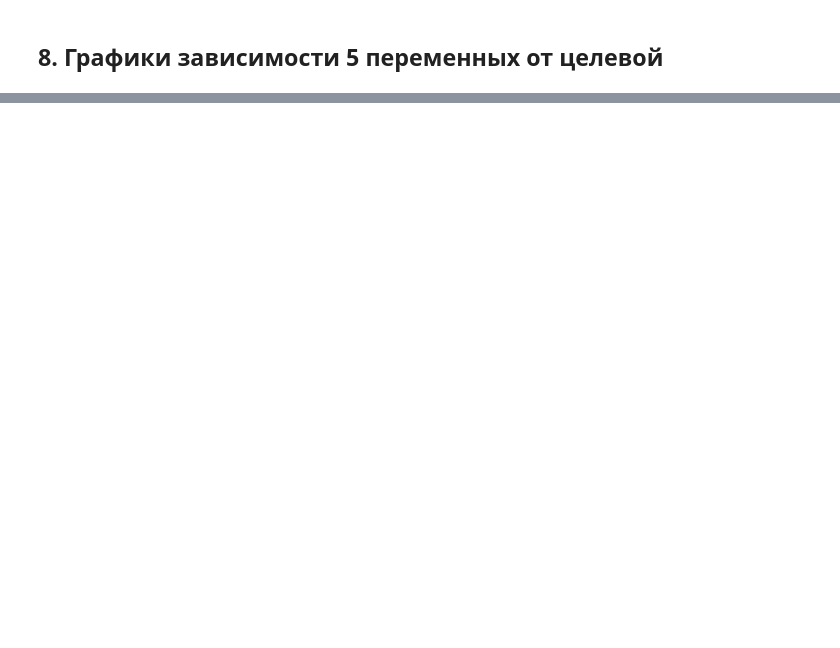
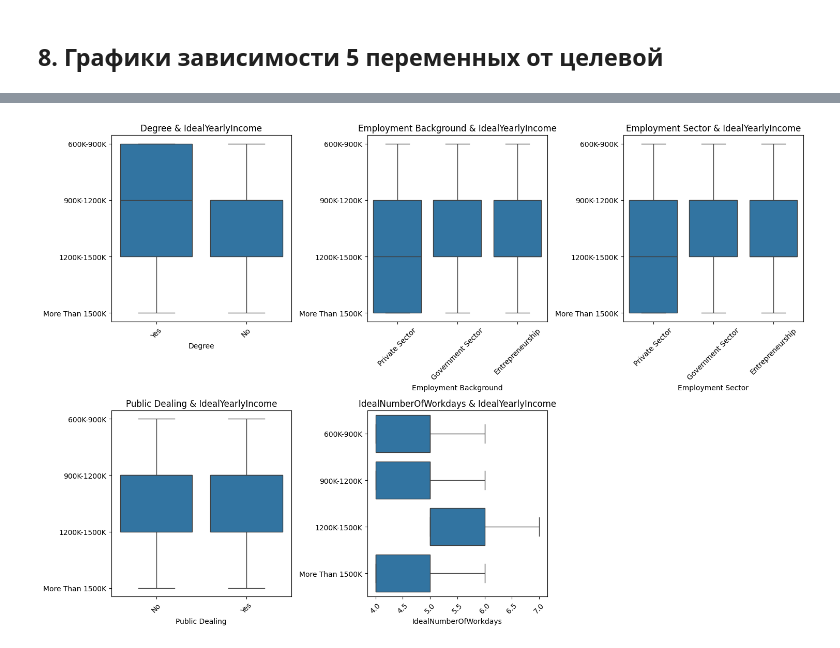
Before and after one commit to mikaereli/introduce_to_ai, a Jupyter notebook: lab_2/02_lab_EDA.ipynb, the cells around one changed output, grey strips where cells are left out. Saved outputs shown, nothing was run; the diff lists cells and outputs as text; code cells hidden in the pictures; blank space fills up the shorter version.

```diff
--- a/lab_2/02_lab_EDA.ipynb
+++ b/lab_2/02_lab_EDA.ipynb
@@ -230,0 +292,14 @@ plt.show()
+# %%
+fig, axes = plt.subplots(2, 3, figsize=(15, 10))
+axes = axes.flatten()
+
+for i, feature in enumerate(features):
+   sns.boxplot(data=data, x=feature, y=Y, ax=axes[i])
+   axes[i].set_title(f'{feature} & IdealYearlyIncome')
+   axes[i].tick_params(axis='x', rotation=45)
+
+axes[5].remove()
+plt.tight_layout()
+plt.show()
+# %% [output]
+[figure, added]
```
Also changed, not shown: parts of 17 cells of this notebook, 3 other files.
